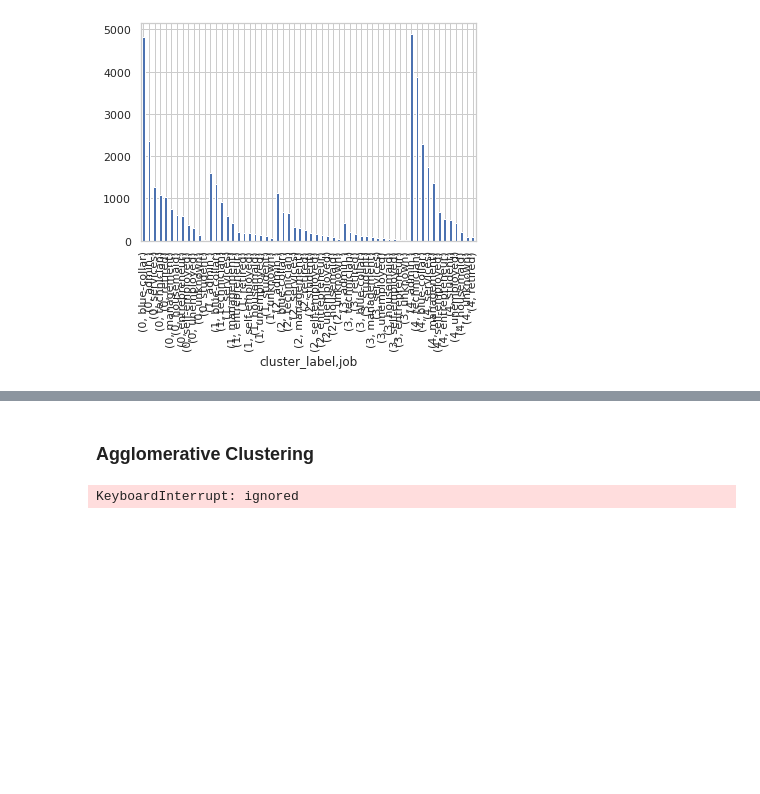
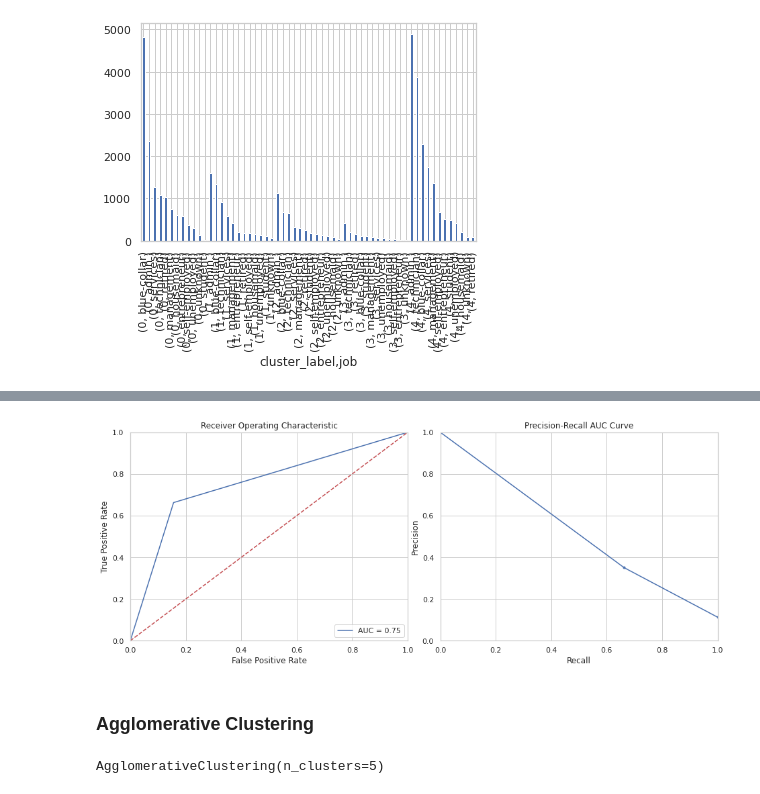
Before and after one commit to ShawnLiu119/Bank-Marketing_Clas-Clus-AppDev, a Jupyter notebook: BankMkting_Clustering_CustomerSegmentation.ipynb, the cells around one changed output, grey strips where cells are left out. Drawn from its saved outputs; the diff is of its cells as text; code cells hidden in the pictures; blank space fills up the shorter version.

```diff
--- a/BankMkting_Clustering_CustomerSegmentation.ipynb
+++ b/BankMkting_Clustering_CustomerSegmentation.ipynb
@@ -279,2 +423,6 @@ d4.plot.bar()
+# %%
+plot_curve(y_test, preds_lg)
+# %% [output]
+[figure, added]
 # %% [markdown]
 ### Agglomerative Clustering
@@ -281,7 +431,5 @@ d4.plot.bar()
 # %%
-
-
 agg_clu = AgglomerativeClustering(n_clusters=5)
-y_agg = agg_clu.fit_predict(x)
+agg_clu.fit(x_pca)
 # %% [output]
-KeyboardInterrupt: ignored
+AgglomerativeClustering(n_clusters=5)
```
Also changed, not shown: parts of 29 cells of this notebook.
